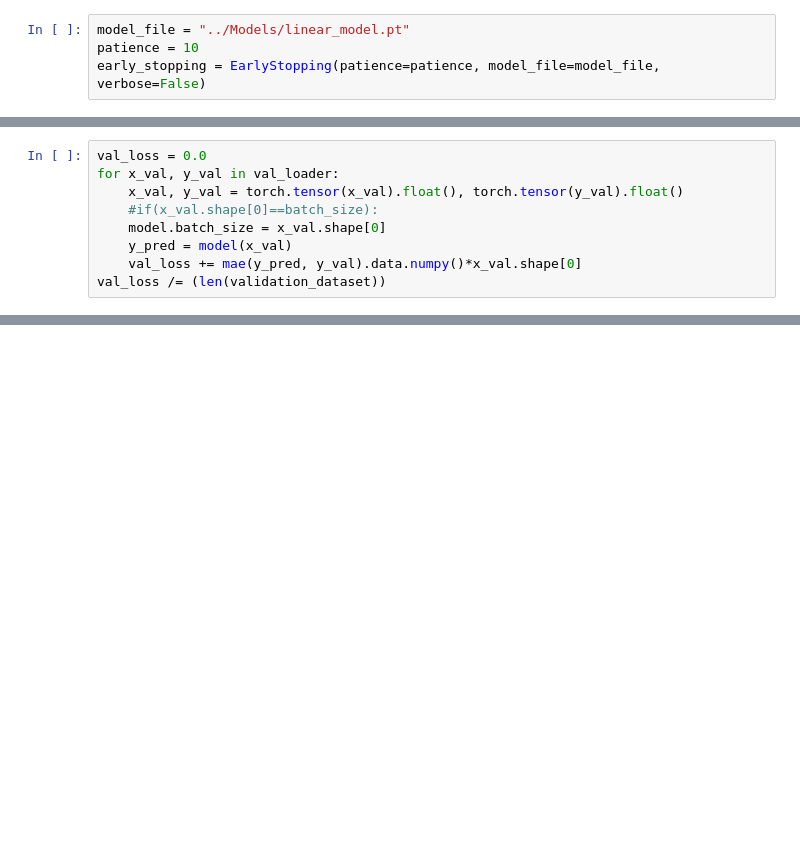
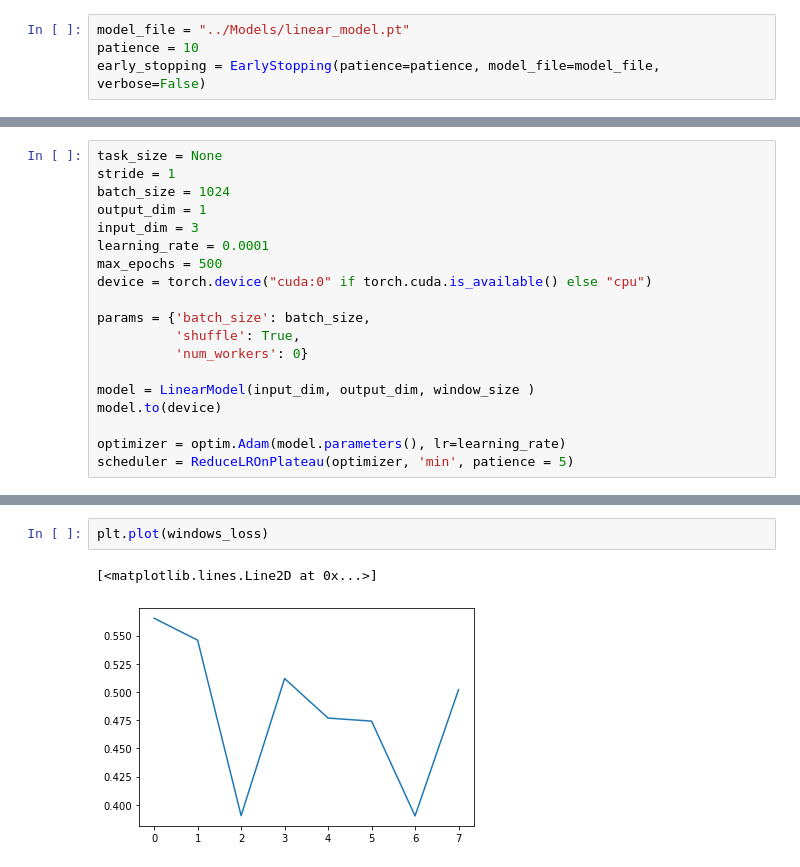
Before and after one commit to sebastianpinedaar/time-series-meta-learning, a Jupyter notebook: master-thesis/Code/window_size_validation.ipynb, the cells around one changed output, grey strips where cells are left out. Cells and saved outputs as stored; diff of their text form; blank space fills up the shorter version.

```diff
--- a/master-thesis/Code/window_size_validation.ipynb
+++ b/master-thesis/Code/window_size_validation.ipynb
@@ -145,9 +206,0 @@ model.load_state_dict(torch.load(model_file))
-# %%
-val_loss = 0.0
-for x_val, y_val in val_loader:
-    x_val, y_val = torch.tensor(x_val).float(), torch.tensor(y_val).float()
-    #if(x_val.shape[0]==batch_size):
-    model.batch_size = x_val.shape[0]
-    y_pred = model(x_val)
-    val_loss += mae(y_pred, y_val).data.numpy()*x_val.shape[0]
-val_loss /= (len(validation_dataset))
@@ -157,0 +224,19 @@ val_loss
+# %%
+task_size = None
+stride = 1
+batch_size = 1024
+output_dim = 1
+input_dim = 3
+learning_rate = 0.0001
+max_epochs = 500
+device = torch.device("cuda:0" if torch.cuda.is_available() else "cpu")
+
+params = {'batch_size': batch_size,
+          'shuffle': True,
+          'num_workers': 0}
+
+model = LinearModel(input_dim, output_dim, window_size )
+model.to(device)
+
+optimizer = optim.Adam(model.parameters(), lr=learning_rate)
+scheduler = ReduceLROnPlateau(optimizer, 'min', patience = 5)
@@ -157,0 +336,5 @@ val_loss
+# %%
+plt.plot(windows_loss)
+# %% [output]
+[<matplotlib.lines.Line2D at 0x...>]
+[figure, added]
```
Also changed, not shown: parts of 17 cells of this notebook, 10 other files.
